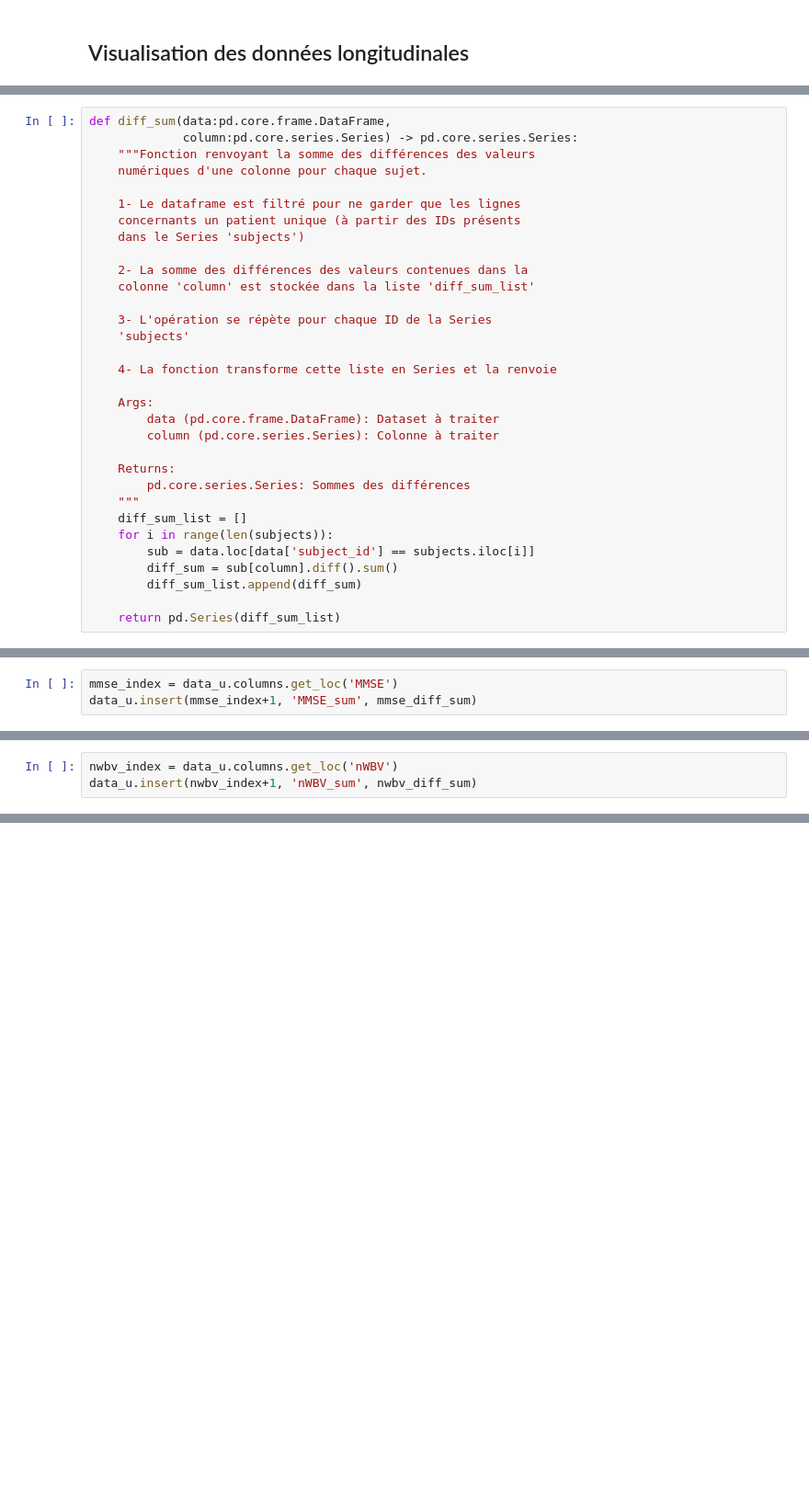
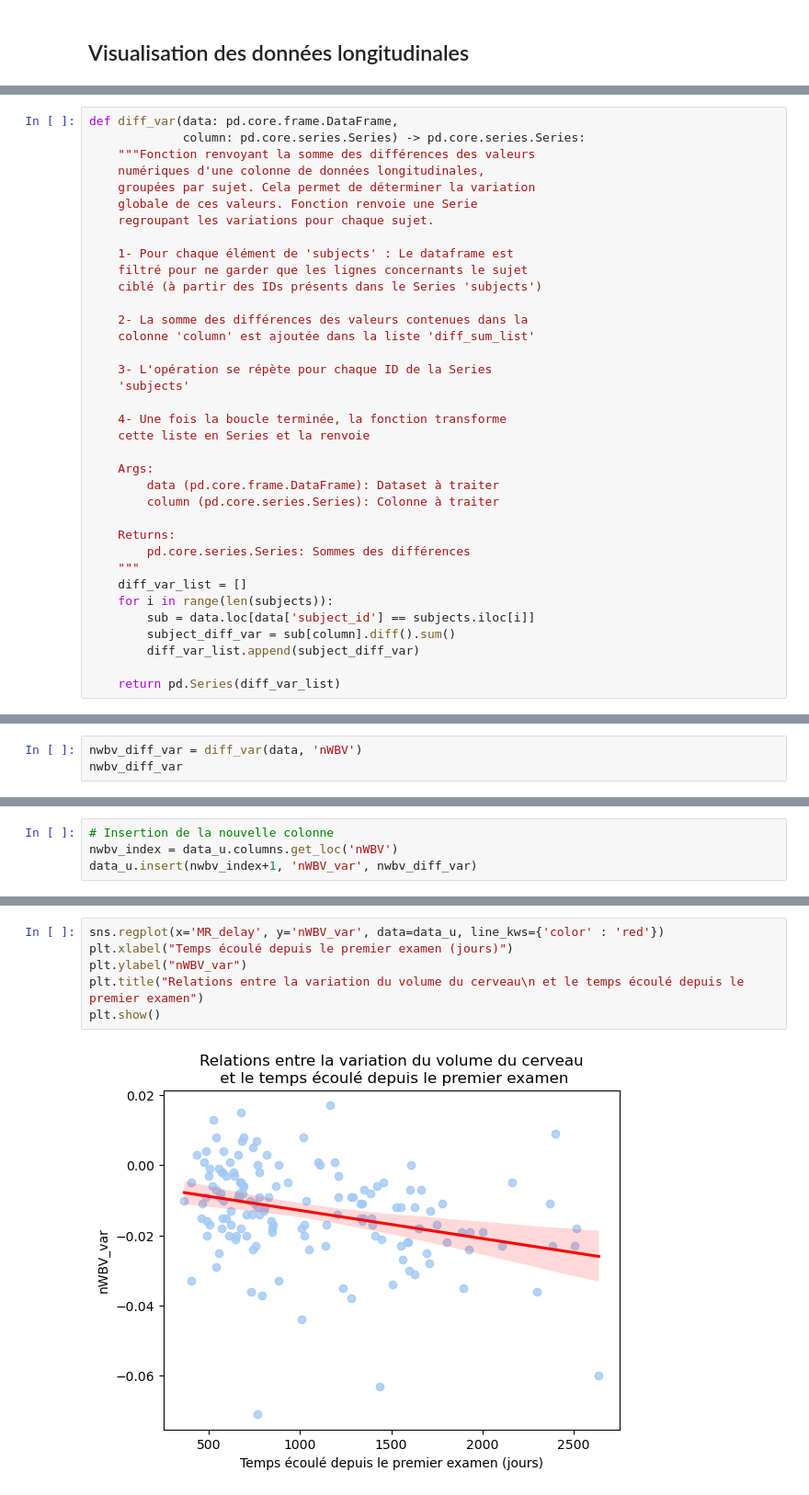
Before and after one commit to Kartmaan/alzheimer, a Jupyter notebook: alz_long.ipynb, the cells around one changed output, grey strips where cells are left out. Shown: that part at 92% size. Cells and saved outputs as stored; diff of their text form; blank space fills up the shorter version.

```diff
--- a/alz_long.ipynb
+++ b/alz_long.ipynb
@@ -532,20 +534,24 @@ Name: subject_id, Length: 150, dtype: object
 # %%
-def diff_sum(data:pd.core.frame.DataFrame,
-             column:pd.core.series.Series) -> pd.core.series.Series:
+def diff_var(data: pd.core.frame.DataFrame,
+             column: pd.core.series.Series) -> pd.core.series.Series:
     """Fonction renvoyant la somme des différences des valeurs
-    numériques d'une colonne pour chaque sujet.
+    numériques d'une colonne de données longitudinales,
+    groupées par sujet. Cela permet de déterminer la variation
+    globale de ces valeurs. Fonction renvoie une Serie
+    regroupant les variations pour chaque sujet.
 
-    1- Le dataframe est filtré pour ne garder que les lignes
-    concernants un patient unique (à partir des IDs présents
-    dans le Series 'subjects')
+    1- Pour chaque élément de 'subjects' : Le dataframe est
+    filtré pour ne garder que les lignes concernants le sujet
+    ciblé (à partir des IDs présents dans le Series 'subjects')
 
     2- La somme des différences des valeurs contenues dans la
-    colonne 'column' est stockée dans la liste 'diff_sum_list'
+    colonne 'column' est ajoutée dans la liste 'diff_sum_list'
 
     3- L'opération se répète pour chaque ID de la Series
     'subjects'
 
-    4- La fonction transforme cette liste en Series et la renvoie
+    4- Une fois la boucle terminée, la fonction transforme
+    cette liste en Series et la renvoie
 
     Args:
         data (pd.core.frame.DataFrame): Dataset à traiter
@@ -554,10 +560,10 @@ def diff_sum(data:pd.core.frame.DataFrame,
     Returns:
         pd.core.series.Series: Sommes des différences
     """
-    diff_sum_list = []
+    diff_var_list = []
     for i in range(len(subjects)):
         sub = data.loc[data['subject_id'] == subjects.iloc[i]]
-        diff_sum = sub[column].diff().sum()
-        diff_sum_list.append(diff_sum)
+        subject_diff_var = sub[column].diff().sum()
+        diff_var_list.append(subject_diff_var)
 
-    return pd.Series(diff_sum_list)
+    return pd.Series(diff_var_list)
@@ -580,4 +570 @@ Length: 150, dtype: float64
-# %%
-mmse_index = data_u.columns.get_loc('MMSE')
-data_u.insert(mmse_index+1, 'MMSE_sum', mmse_diff_sum)
 # %% [markdown]
@@ -600,0 +572,3 @@ Length: 150, dtype: float64
+# %%
+nwbv_diff_var = diff_var(data, 'nWBV')
+nwbv_diff_var
@@ -601,3 +588,4 @@ Length: 150, dtype: float64
 # %%
+# Insertion de la nouvelle colonne
 nwbv_index = data_u.columns.get_loc('nWBV')
-data_u.insert(nwbv_index+1, 'nWBV_sum', nwbv_diff_sum)
+data_u.insert(nwbv_index+1, 'nWBV_var', nwbv_diff_var)
@@ -603,0 +604,8 @@ data_u.insert(nwbv_index+1, 'nWBV_sum', nwbv_diff_sum)
+# %%
+sns.regplot(x='MR_delay', y='nWBV_var', data=data_u, line_kws={'color' : 'red'})
+plt.xlabel("Temps écoulé depuis le premier examen (jours)")
+plt.ylabel("nWBV_var")
+plt.title("Relations entre la variation du volume du cerveau\n et le temps écoulé depuis le premier examen")
+plt.show()
+# %% [output]
+[figure, added]
```
Also changed, not shown: parts of 13 cells of this notebook.
